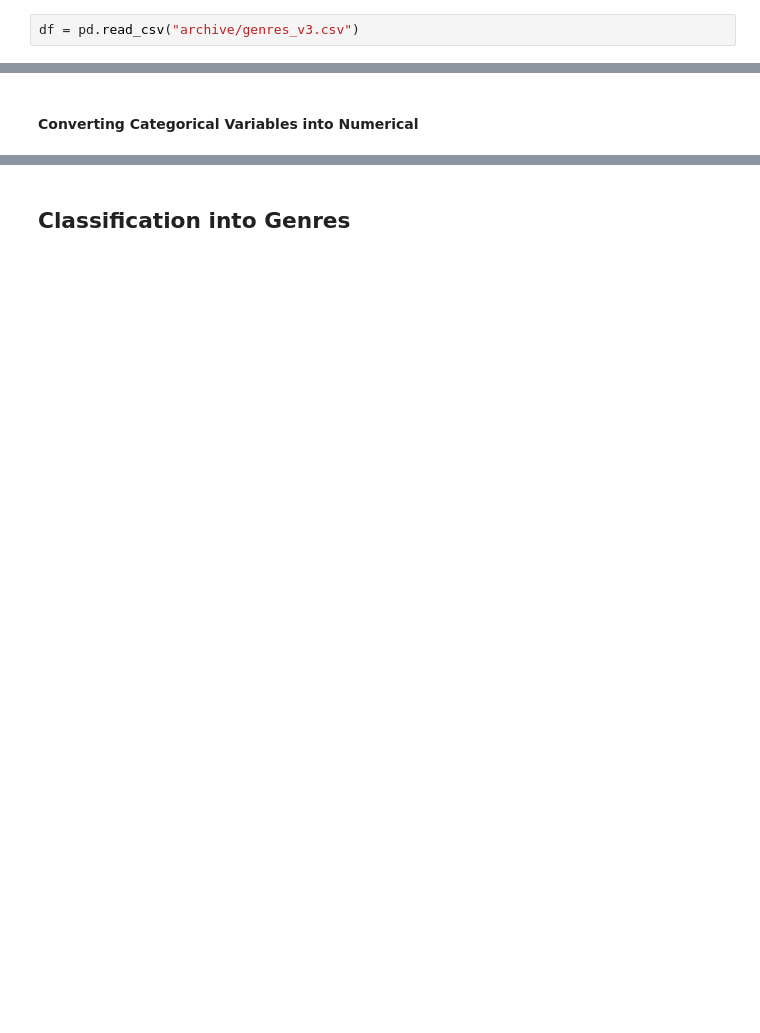
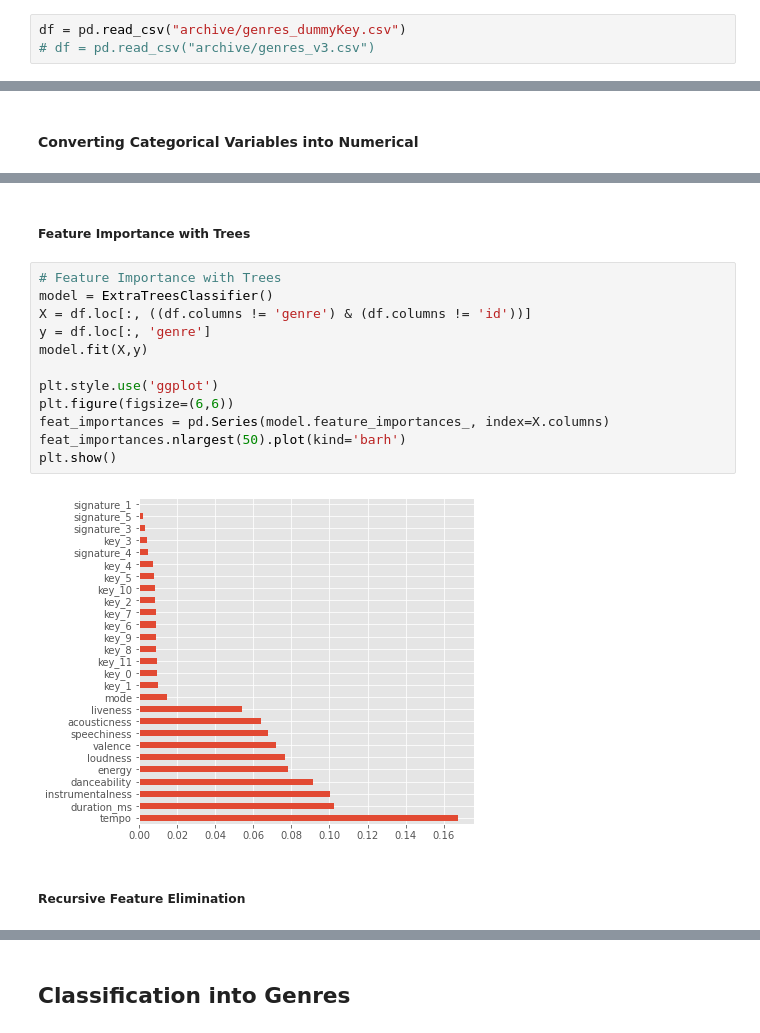
Before and after one commit to SYusupov/Spotify_Songs_Classification, a Jupyter notebook: exploring.ipynb, the cells around one changed output, grey strips where cells are left out. Cells and saved outputs as stored; diff of their text form; blank space fills up the shorter version.

```diff
--- a/exploring.ipynb
+++ b/exploring.ipynb
@@ -304,2 +282,3 @@ df.to_csv("archive/genres_v3.csv")
 # %%
-df = pd.read_csv("archive/genres_v3.csv")
+df = pd.read_csv("archive/genres_dummyKey.csv")
+# df = pd.read_csv("archive/genres_v3.csv")
@@ -344,0 +340,18 @@ df.sample(10)
+# %% [markdown]
+##### Feature Importance with Trees
+# %%
+# Feature Importance with Trees
+model = ExtraTreesClassifier()
+X = df.loc[:, ((df.columns != 'genre') & (df.columns != 'id'))]
+y = df.loc[:, 'genre']
+model.fit(X,y)
+
+plt.style.use('ggplot')
+plt.figure(figsize=(6,6))
+feat_importances = pd.Series(model.feature_importances_, index=X.columns)
+feat_importances.nlargest(50).plot(kind='barh')
+plt.show()
+# %% [output]
+[figure, added]
+# %% [markdown]
+##### Recursive Feature Elimination
```
Also changed, not shown: parts of 82 cells of this notebook.
